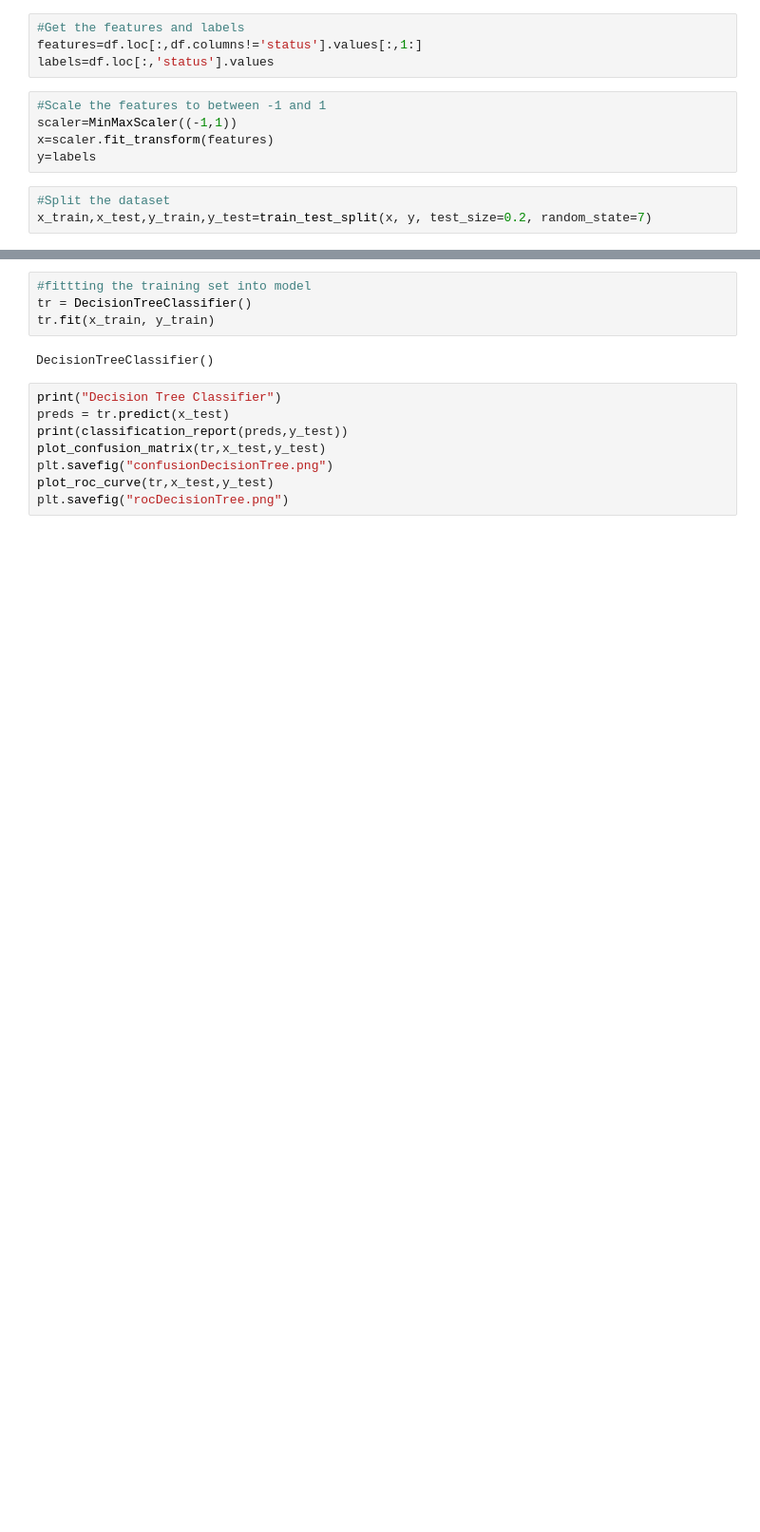
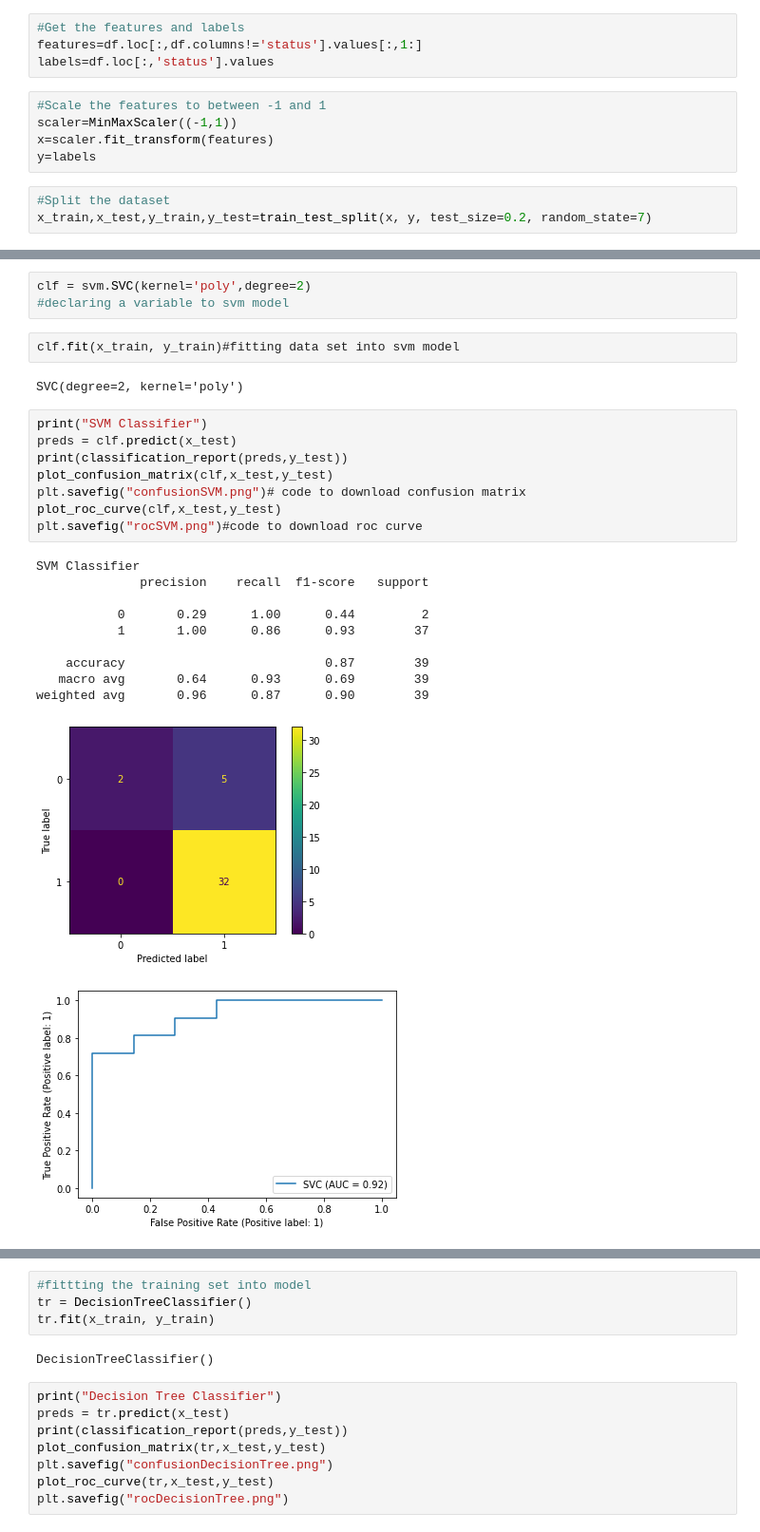
Before and after one commit to Priya29satya07/miniproject_1, a Jupyter notebook: parkinson_mini_1.ipynb, the cells around one changed output, grey strips where cells are left out. Shown at 95% size. Saved outputs shown, nothing was run; the diff lists cells and outputs as text; blank space fills up the shorter version.

```diff
--- a/parkinson_mini_1.ipynb
+++ b/parkinson_mini_1.ipynb
@@ -107,0 +127,27 @@ x_train,x_test,y_train,y_test=train_test_split(x, y, test_size=0.2, random_state
+# %%
+clf = svm.SVC(kernel='poly',degree=2)
+#declaring a variable to svm model
+# %%
+clf.fit(x_train, y_train)#fitting data set into svm model
+# %% [output]
+SVC(degree=2, kernel='poly')
+# %%
+print("SVM Classifier")
+preds = clf.predict(x_test)
+print(classification_report(preds,y_test))
+plot_confusion_matrix(clf,x_test,y_test)
+plt.savefig("confusionSVM.png")# code to download confusion matrix
+plot_roc_curve(clf,x_test,y_test)
+plt.savefig("rocSVM.png")#code to download roc curve
+# %% [output]
+SVM Classifier
+              precision    recall  f1-score   support
+
+           0       0.29      1.00      0.44         2
+           1       1.00      0.86      0.93        37
+
+    accuracy                           0.87        39
+   macro avg       0.64      0.93      0.69        39
+weighted avg       0.96      0.87      0.90        39
+[figure, added]
+[figure, added]
```
Also changed, not shown: parts of 23 cells of this notebook.
